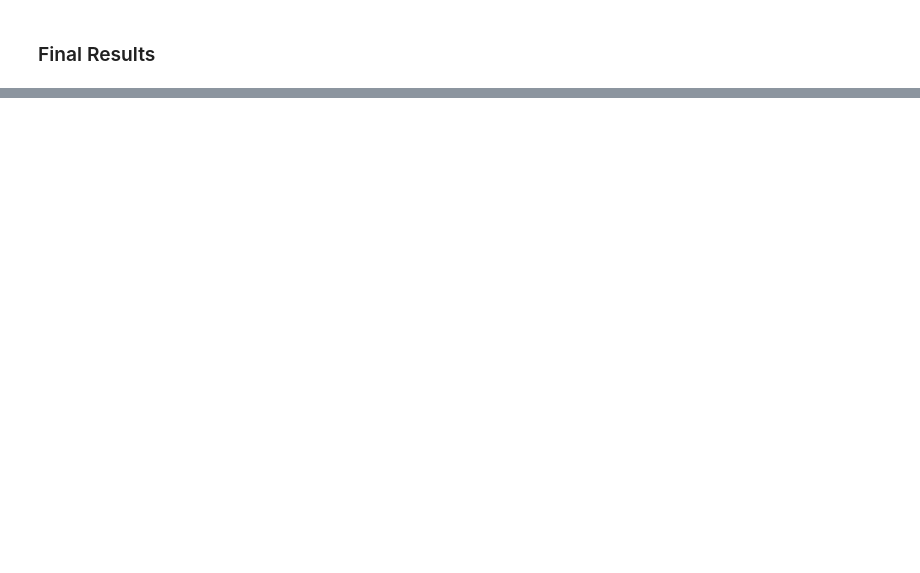
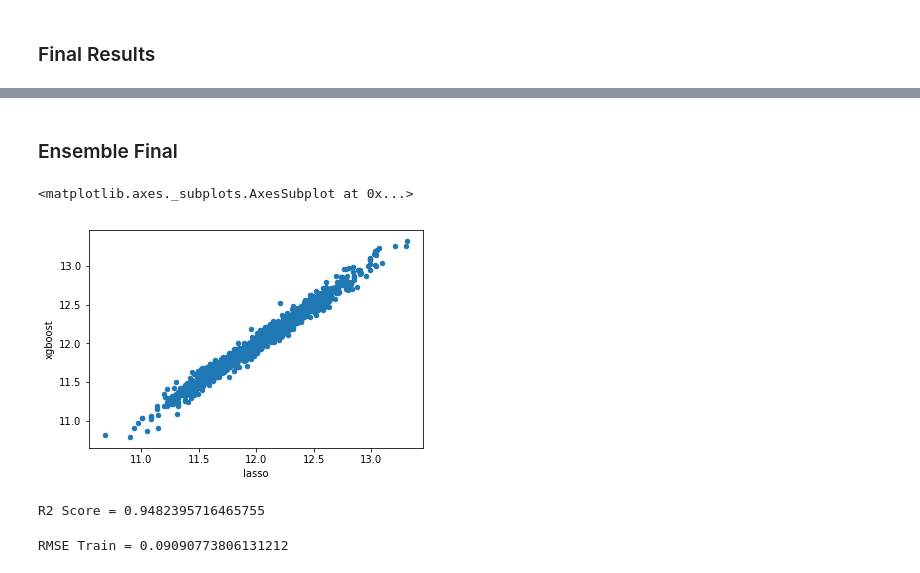
Before and after one commit to strachan/house_pricing_prediction, a Jupyter notebook: final_machine_learning.ipynb, the cells around one changed output, grey strips where cells are left out. Drawn from its saved outputs; the diff is of its cells as text; code cells hidden in the pictures; blank space fills up the shorter version.

Commit message:
add final machine learning notebook analysis

```diff
--- a/final_machine_learning.ipynb
+++ b/final_machine_learning.ipynb
@@ -640,0 +632,36 @@ final_df.to_csv("../submit.csv", float_format='%f', index=False)
+# %%
+x2 = pd.read_csv('../x2.csv')
+
+# Select x2 for GBM model
+gbrt_data = x2 # x2  CV best 0.11289845824788566 estimators 290
+               # CV 0.11729470546988634 and test 0.12720594564487064
+               # max_depth=2, n_estimators=500, learning_rate=0.069, random_state=42, min_samples_split = 2
+
+# GBM model staged to get best model
+from sklearn.ensemble import GradientBoostingRegressor
+
+gbrt = GradientBoostingRegressor(max_depth=2, n_estimators=500, learning_rate=0.069, random_state=42,
+                               min_samples_split = 2)
+X_train, X_val, y_train, y_val = train_test_split(gbrt_data, y, random_state=49)
+gbrt.fit(X_train, y_train)
+
+errors = [mean_squared_error(y_val, y_pred)
+         for y_pred in gbrt.staged_predict(X_val)]
+
+bst_n_estimators = np.argmin(errors)
+
+gbrt_best = GradientBoostingRegressor(max_depth=2,n_estimators=bst_n_estimators, random_state=42)
+gbrt_best.fit(X_train, y_train)
+
+# CV on GBM to get RMSE and R2
+from sklearn.model_selection import cross_val_score
+
+scores = cross_val_score(gbrt_best, X_train, y_train,
+                        scoring="neg_mean_squared_error", cv=10)
+
+gbm_rmse_scores = np.sqrt(-scores)
+r2 = cross_val_score(gbrt_best, X_train, y_train, cv=10)
+# R2
+r2.mean()
+# mean of best run in CV
+gbm_rmse_scores.mean()
@@ -640,0 +736,14 @@ final_df.to_csv("../submit.csv", float_format='%f', index=False)
+# %% [markdown]
+### Ensemble Final
+# %%
+y_gbm_2 = gbrt_best.predict(x2)
+# %%
+y_gbm = gbm.predict(x)
+y_xgboost = xgboost.predict(x)
+y_lasso = lasso.predict(x3)
+# %%
+predictions = pd.DataFrame({"gbm":y_gbm_2, "lasso":y_lasso, "xgboost":y_xgboost})
+predictions.plot(x = "lasso", y = "xgboost", kind = "scatter")
+# %% [output]
+<matplotlib.axes._subplots.AxesSubplot at 0x...>
+[figure, added]
@@ -640,0 +754,8 @@ final_df.to_csv("../submit.csv", float_format='%f', index=False)
+# %%
+print('R2 Score = {}'.format(r2_score(y, z)))
+# %% [output]
+R2 Score = 0.9482395716465755
+# %%
+print('RMSE Train = {}'.format(np.sqrt(mean_squared_error(y, z))))
+# %% [output]
+RMSE Train = 0.09090773806131212
```
Also changed, not shown: parts of 40 cells of this notebook.
